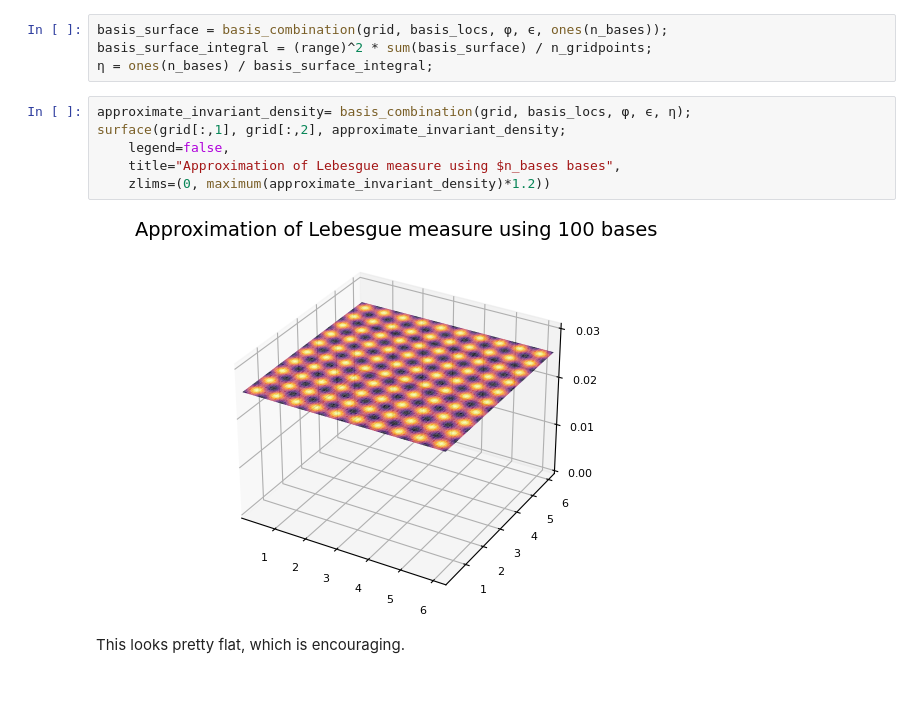
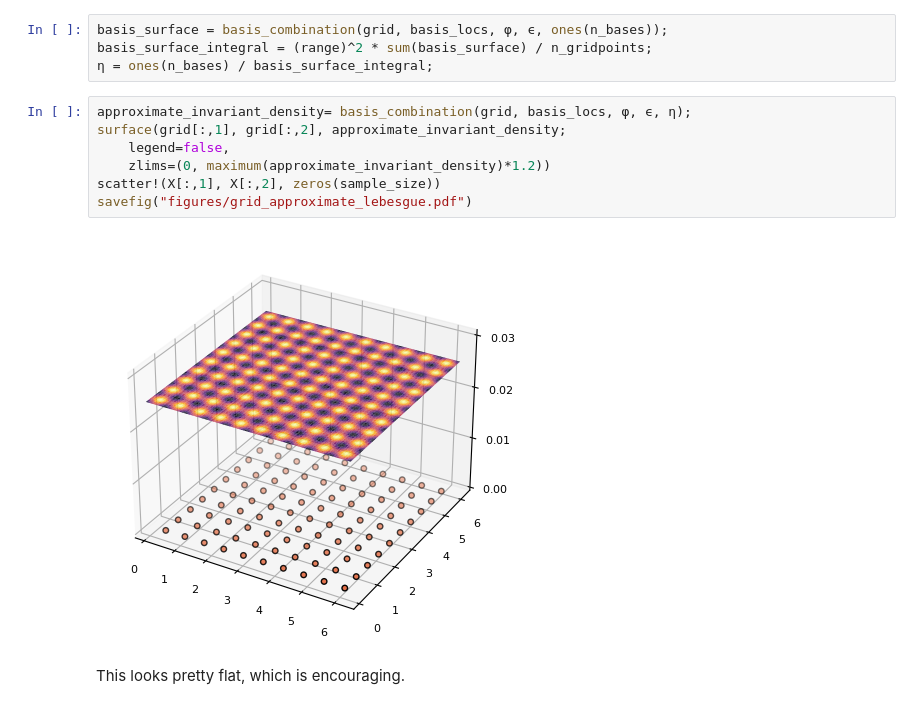
Before and after one commit to rcushen/thesis, a Jupyter notebook: A grid of points, a grid of bases.ipynb, the cells around one changed output. Cells and saved outputs as stored; diff of their text form.

```diff
--- a/A grid of points, a grid of bases.ipynb
+++ b/A grid of points, a grid of bases.ipynb
@@ -89,11 +93,12 @@ basis_surface_integral = (range)^2 * sum(basis_surface) / n_gridpoints;
 # %%
 approximate_invariant_density= basis_combination(grid, basis_locs, φ, ϵ, η);
 surface(grid[:,1], grid[:,2], approximate_invariant_density;
     legend=false,
-    title="Approximation of Lebesgue measure using $n_bases bases",
     zlims=(0, maximum(approximate_invariant_density)*1.2))
+scatter!(X[:,1], X[:,2], zeros(sample_size))
+savefig("figures/grid_approximate_lebesgue.pdf")
 # %% [output]
-[figure, old version]
+[figure, new version]
 # %% [markdown]
 This looks pretty flat, which is encouraging.
 # %% [markdown]
```
Also changed, not shown: parts of 27 cells of this notebook, 7 other files.
